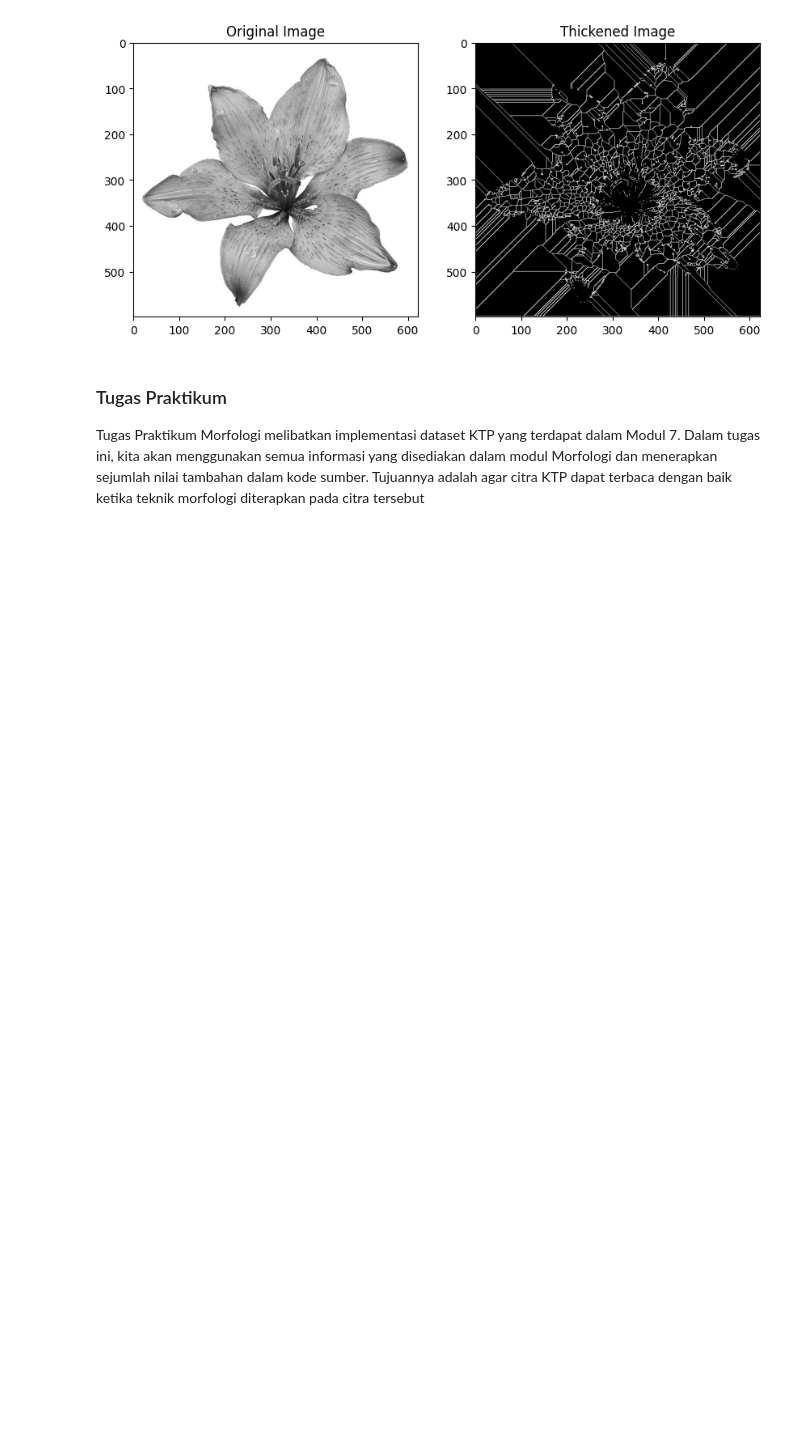
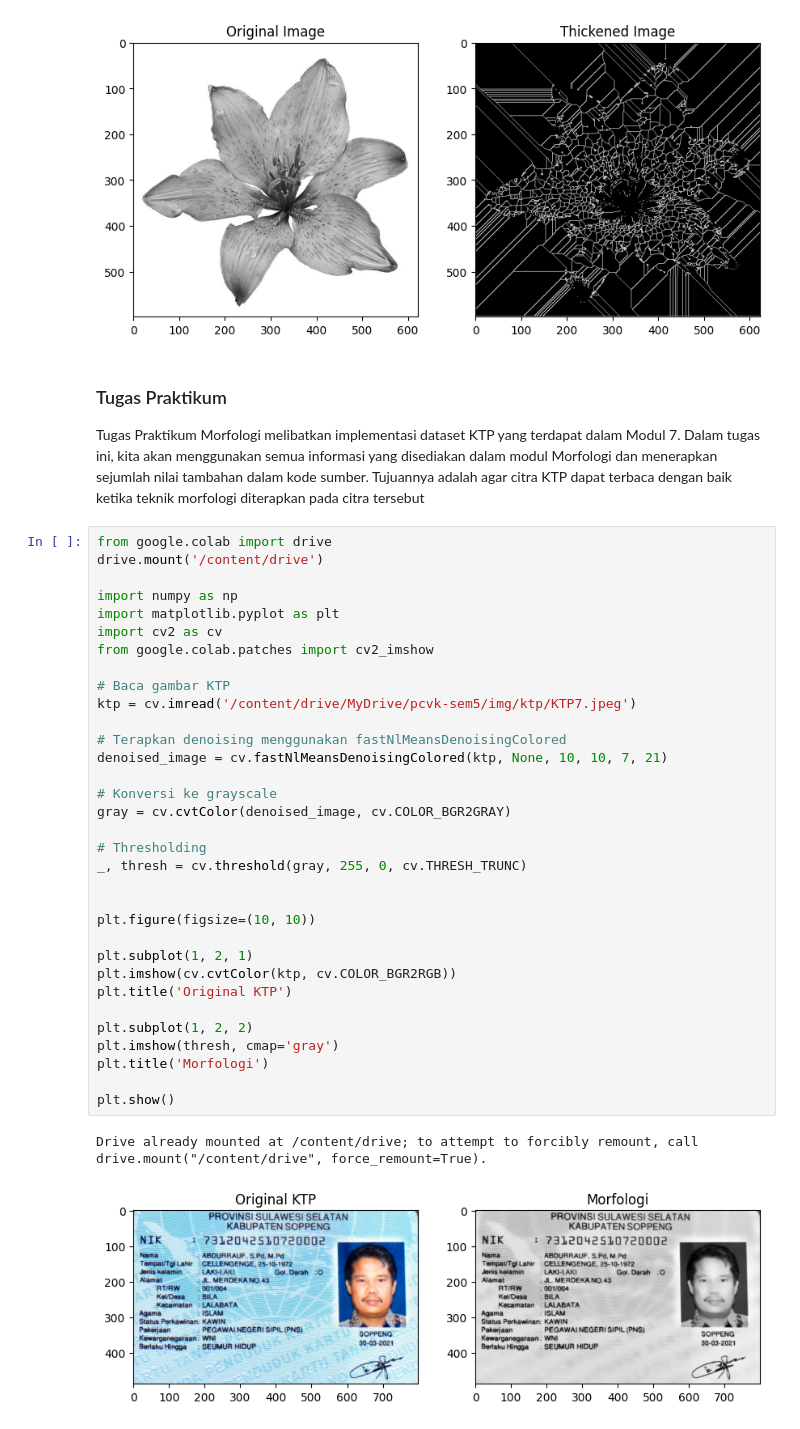
Before and after one commit to izamul/Kelompok-3_PCVK_TI3H_2023, a Jupyter notebook: Week9.ipynb, the cells around one changed output. Saved outputs shown, nothing was run; the diff lists cells and outputs as text; blank space fills up the shorter version.

```diff
--- a/Week9.ipynb
+++ b/Week9.ipynb
@@ -619,3 +619,39 @@ Modul 7. Dalam tugas ini, kita akan menggunakan semua informasi yang disediakan
 modul Morfologi dan menerapkan sejumlah nilai tambahan dalam kode sumber. Tujuannya
 adalah agar citra KTP dapat terbaca dengan baik ketika teknik morfologi diterapkan pada citra
 tersebut
+# %%
+from google.colab import drive
+drive.mount('/content/drive')
+
+import numpy as np
+import matplotlib.pyplot as plt
+import cv2 as cv
+from google.colab.patches import cv2_imshow
+
+# Baca gambar KTP
+ktp = cv.imread('/content/drive/MyDrive/pcvk-sem5/img/ktp/KTP7.jpeg')
+
+# Terapkan denoising menggunakan fastNlMeansDenoisingColored
+denoised_image = cv.fastNlMeansDenoisingColored(ktp, None, 10, 10, 7, 21)
+
+# Konversi ke grayscale
+gray = cv.cvtColor(denoised_image, cv.COLOR_BGR2GRAY)
+
+# Thresholding
+_, thresh = cv.threshold(gray, 255, 0, cv.THRESH_TRUNC)
+
+
+plt.figure(figsize=(10, 10))
+
+plt.subplot(1, 2, 1)
+plt.imshow(cv.cvtColor(ktp, cv.COLOR_BGR2RGB))
+plt.title('Original KTP')
+
+plt.subplot(1, 2, 2)
+plt.imshow(thresh, cmap='gray')
+plt.title('Morfologi')
+
+plt.show()
+# %% [output]
+Drive already mounted at /content/drive; to attempt to forcibly remount, call drive.mount("/content/drive", force_remount=True).
+[figure, added]
```
Also changed, not shown: parts of 14 cells of this notebook.
